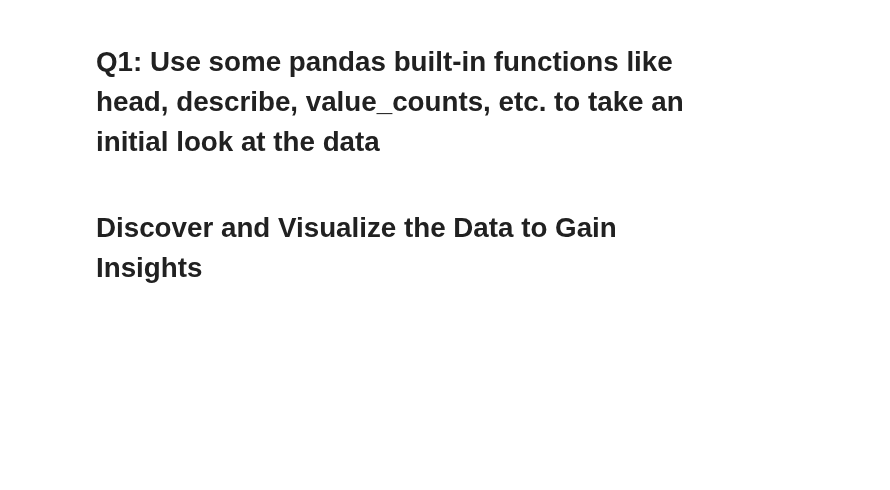
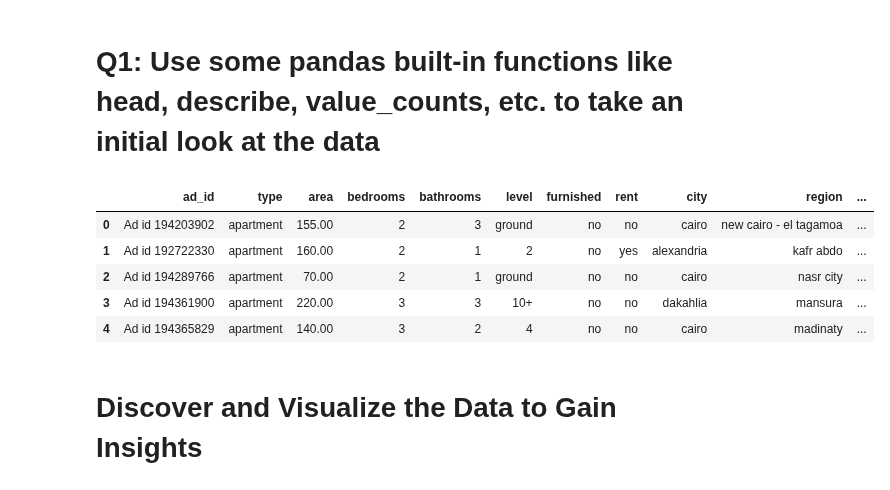
Before and after one commit to mostaf7583/IEEE-tasks, a Jupyter notebook: IEEE_Session_2_Task.ipynb, the cells around one changed output. Cells and saved outputs as stored; diff of their text form; code cells hidden in the pictures; blank space fills up the shorter version.

```diff
--- a/IEEE_Session_2_Task.ipynb
+++ b/IEEE_Session_2_Task.ipynb
@@ -97,6 +94,15 @@ train = pd.read_csv('house_prices_train.csv')
 ## Take a Quick Look at the Data Structure
 # %% [markdown]
 <h1><b>Q1: Use some pandas built-in functions like head, describe, value_counts, etc. to take an initial look at the data</b></h1>
+# %%
+train.head()
+# %% [output]
+|  | ad_id | type | area | bedrooms | bathrooms | level | furnished | rent | city | region | ... |
+| 0 | Ad id 194203902 | apartment | 155.00 | 2 | 3 | ground | no | no | cairo | new cairo - el tagamoa | ... |
+| 1 | Ad id 192722330 | apartment | 160.00 | 2 | 1 | 2 | no | yes | alexandria | kafr abdo | ... |
+| 2 | Ad id 194289766 | apartment | 70.00 | 2 | 1 | ground | no | no | cairo | nasr city | ... |
+| 3 | Ad id 194361900 | apartment | 220.00 | 3 | 3 | 10+ | no | no | dakahlia | mansura | ... |
+| 4 | Ad id 194365829 | apartment | 140.00 | 3 | 2 | 4 | no | no | cairo | madinaty | ... |
 # %% [markdown]
 # Discover and Visualize the Data to Gain Insights
 # %% [markdown]
```
Also changed, not shown: parts of 21 cells of this notebook.
